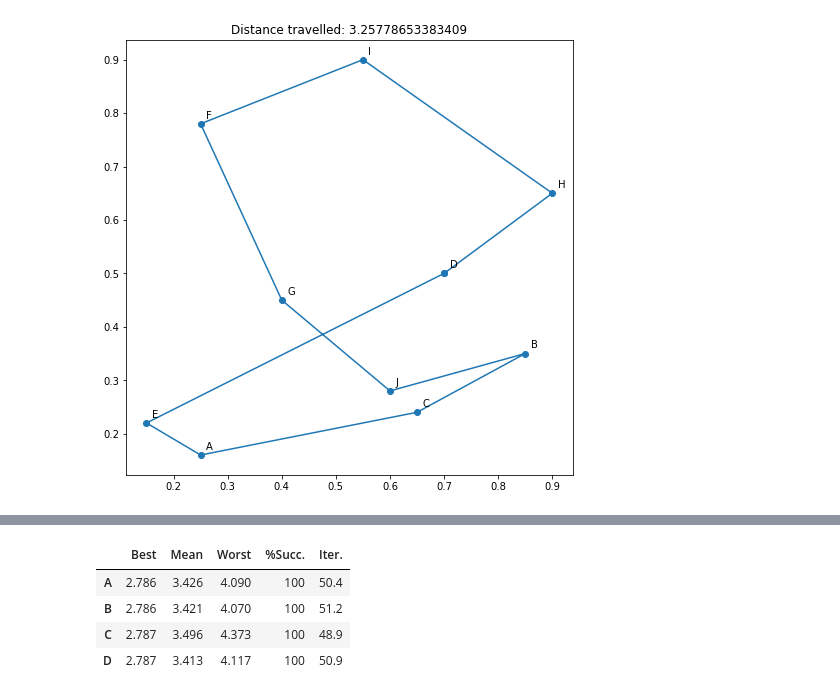
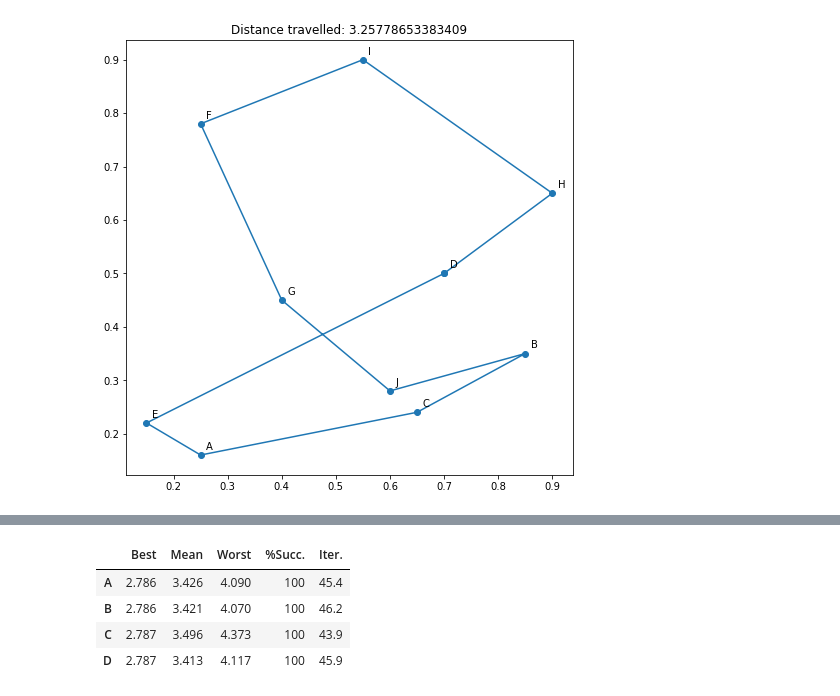
Before and after one commit to DenseLance/hopfield-networks, a Jupyter notebook: Modified Hopfield Network (Travelling Salesman Problem).ipynb, the cells around one changed output, grey strips where cells are left out. Drawn from its saved outputs; the diff is of its cells as text; code cells hidden in the pictures.

```diff
--- a/Modified Hopfield Network (Travelling Salesman Problem).ipynb
+++ b/Modified Hopfield Network (Travelling Salesman Problem).ipynb
@@ -43,7 +43,7 @@ class ModifiedHopfield:
             for i in range(self.number_of_objects):
                 for j in range(self.number_of_objects):
                     if i != j:
-                        E_1 += self.output_potential[x][i] * self.output_potential[x][j]
+                        E_1 += self.output_potential[x,i] * self.output_potential[x,j]
         E += self.constants["A"] / 2 * E_1
 
         # Expression 2: ensures that for each column in the output potential matrix, there would be at most one element equal to 1
@@ -53,10 +53,10 @@ class ModifiedHopfield:
             for x in range(self.number_of_objects):
                 for y in range(self.number_of_objects):
                     if x != y:
-                        E_2 += self.output_potential[x][i] * self.output_potential[y][i]
+                        E_2 += self.output_potential[x,i] * self.output_potential[y,i]
         E += self.constants["B"] / 2 * E_2
 
-        # Expression 3: ensures that the sum of values in output potential matrix approach n, where n = number of objects / problem size
+        # Expression 3: ensures that the sum of values in output potential matrix approach n, where n = number of objects
         E_3 = (self.output_potential.sum() - (self.number_of_objects + self.sigma)) ** 2
         E += self.constants["C"] / 2 * E_3
 
@@ -65,14 +65,22 @@ class ModifiedHopfield:
         for x in range(self.number_of_objects):
             for y in range(self.number_of_objects):
                 if x != y:
-                    E_4 +=  args[0][x][y] * self.output_potential[x][0] * self.output_potential[y][1]
+                    E_4 +=  args[0][x][y] * self.output_potential[x,0] * self.output_potential[y,1]
                     for i in range(1, self.number_of_objects - 1):
-                        E_4 += args[0][x][y] * self.output_potential[x][i] * (self.output_potential[y][i + 1] + self.output_potential[y][i - 1])
-                    E_4 +=  args[0][x][y] * self.output_potential[x][self.number_of_objects - 1] * self.output_potential[y][self.number_of_objects - 2]
+                        E_4 += args[0][x][y] * self.output_potential[x,i] * (self.output_potential[y,i + 1] + self.output_potential[y,i - 1])
+                    E_4 +=  args[0][x][y] * self.output_potential[x,self.number_of_objects - 1] * self.output_potential[y,self.number_of_objects - 2]
         E += self.constants["D"] / 2 * E_4
+
         return E
 
     def train(self, *args, max_external_iterations = 25, max_external_iterations_with_constant_E = 5, strategy = "A", plot_energy_graph = False):
+        """
+        In simulation tests four strategies for setting initial output potentials were used.
+        A - random value from [0, 0.03]
+        B - random value from [0, 1]
+        C - random value from [1 - 0.03, 1]
+        D - random value from [0, 0.03] + 1/n
+        """
         assert len(args) == 0 or (len(args[0]) == self.number_of_objects and all([len(args[0][i]) == self.number_of_objects for i in range(self.number_of_objects)]))
 
         # Every n^2 repetitions of (ii) was called an internal iteration
@@ -80,11 +88,6 @@ class ModifiedHopfield:
         internal_iterations, external_iterations, external_iterations_with_constant_E = 0, 0, 0
 
         # (i) All initial output potentials were set
-        # In simulation tests four strategies for setting initial output potentials were used.
-        # a - random value from [0, 0.03]
-        # b - random value from [0, 1]
-        # c - random value from [1 - 0.03, 1]
-        # d - random value from [0, 0.03] + 1/n
         self.input_potential = np.zeros(self.input_potential_shape) # refers to variable u
         self.output_potential = self.output_potential_function(self.input_potential) # refers to variable v
         if strategy == "A":
@@ -105,17 +108,17 @@ class ModifiedHopfield:
                 x, i = np.random.randint(self.number_of_objects), np.random.randint(self.number_of_objects)
 
                 # (ii) u[x][i] was calculated from equation 8
-                self.input_potential[x][i] = - (self.constants["A"] * (self.output_potential[x].sum() - self.output_potential[x][i]) +\
-                                                self.constants["B"] * (self.output_potential[:,i].sum() - self.output_potential[x][i]) +\
+                self.input_potential[x,i] = - (self.constants["A"] * (self.output_potential[x].sum() - self.output_potential[x,i]) +\
+                                                self.constants["B"] * (self.output_potential[:,i].sum() - self.output_potential[x,i]) +\
                                                 self.constants["C"] * (self.output_potential.sum() - (self.number_of_objects + self.sigma)))
                 if i == 0:
-                    self.input_potential[x][i] -= self.constants["D"] * np.matmul(args[0][x], self.output_potential[:,1])
+                    self.input_potential[x,i] -= self.constants["D"] * np.matmul(args[0][x], self.output_potential[:,1])
                 elif i == self.number_of_objects - 1:
-                    self.input_potential[x][i] -= self.constants["D"] * np.matmul(args[0][x], self.output_potential[:,self.number_of_objects - 2])
+                    self.input_potential[x,i] -= self.constants["D"] * np.matmul(args[0][x], self.output_potential[:,self.number_of_objects - 2])
                 else:
-                    self.input_potential[x][i] -= self.constants["D"] * np.matmul(args[0][x], self.output_potential[:,i + 1] + self.output_potential[:,i - 1])
+                    self.input_potential[x,i] -= self.constants["D"] * np.matmul(args[0][x], self.output_potential[:,i + 1] + self.output_potential[:,i - 1])
                 # (ii) v[x][i] was calculated from equation 1
-                self.output_potential[x][i] = self.output_potential_function(self.input_potential[x][i])
+                self.output_potential[x,i] = self.output_potential_function(self.input_potential[x,i])
 
             internal_iterations += 1
             if internal_iterations % 5 == 0:
@@ -197,36 +200,37 @@ alpha = 50
 strategies = ["A", "B", "C", "D"]
 
 hopfield_network = ModifiedHopfield(number_of_objects = number_of_cities,
                                     alpha = alpha,
                                     sigma = sigma,
                                     A = A,
                                     B = B,
                                     C = C,
                                     D = D)
 
 number_of_tests = 100
+max_external_iterations_with_constant_E = 5
 distance_list, iterations_list = [], []
 for strategy in strategies:
     np.random.seed(123)
     distance_list.append([])
     iterations_list.append([])
     for _ in tqdm(range(number_of_tests), desc = f"Strategy {strategy}"):
         energy, internal_iterations, external_iterations = hopfield_network.train(distances,
                                                                                   max_external_iterations = float("inf"),
-                                                                                  max_external_iterations_with_constant_E = 5,
+                                                                                  max_external_iterations_with_constant_E = max_external_iterations_with_constant_E,
                                                                                   strategy = strategy)
-        iterations_list[-1].append(external_iterations)
+        iterations_list[-1].append(external_iterations - max_external_iterations_with_constant_E) # do not count the repeated iterations with minimum E
         solution = list(np.take(np.asarray(cities), np.where(hopfield_network.solution().T)[1], axis = 0))
         solution.append(solution[0])
         if len(solution) > number_of_cities:
             distance_list[-1].append(sum([((solution[i][0] - solution[i + 1][0]) ** 2 + (solution[i][1] - solution[i + 1][1]) ** 2) ** 0.5 for i in range(number_of_cities)]))
 
 result = [[round(min(distance_list[i]), 3), round(sum(distance_list[i]) / len(distance_list[i]), 3), round(max(distance_list[i]), 3), len(distance_list[i]) * 100 // number_of_tests, round(sum(iterations_list[i]) / number_of_tests, 1)] for i in range(len(strategies))]
 
 pd.DataFrame(result, strategies, ["Best", "Mean", "Worst", "%Succ.", "Iter."])
 # %% [output]
 |  | Best | Mean | Worst | %Succ. | Iter. |
-| A | 2.786 | 3.426 | 4.090 | 100 | 50.4 |
-| B | 2.786 | 3.421 | 4.070 | 100 | 51.2 |
-| C | 2.787 | 3.496 | 4.373 | 100 | 48.9 |
-| D | 2.787 | 3.413 | 4.117 | 100 | 50.9 |
+| A | 2.786 | 3.426 | 4.090 | 100 | 45.4 |
+| B | 2.786 | 3.421 | 4.070 | 100 | 46.2 |
+| C | 2.787 | 3.496 | 4.373 | 100 | 43.9 |
+| D | 2.787 | 3.413 | 4.117 | 100 | 45.9 |
```
Also changed, not shown: parts of 2 cells of this notebook, 7 other files.
